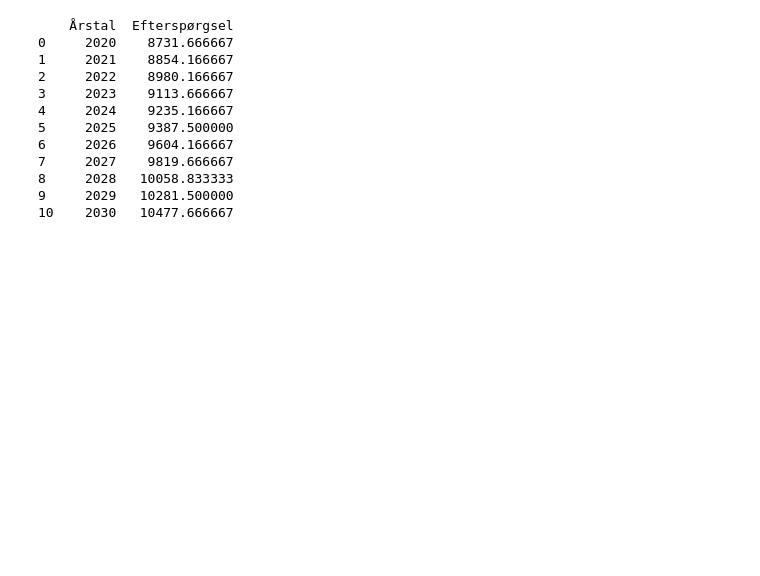
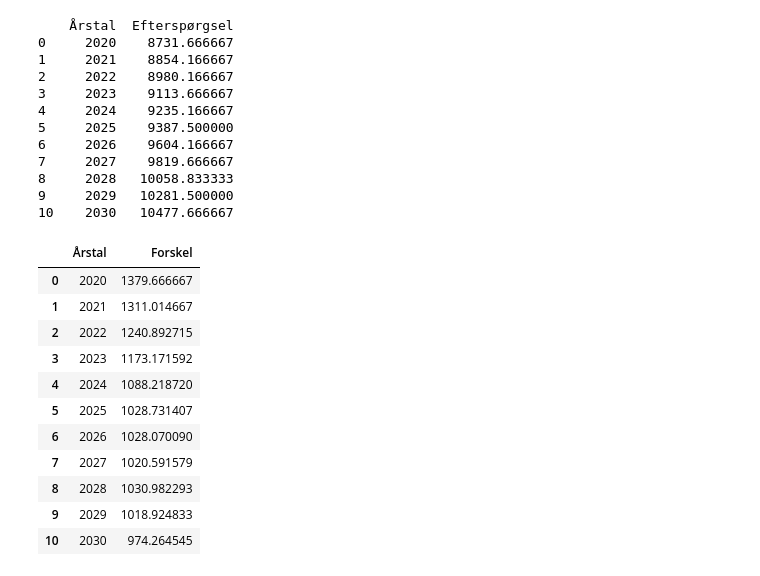
Before and after one commit to MariaSilke/DO21Eksamen, a Jupyter notebook: Normeringer 2.ipynb, the cells around one changed output. Cells and saved outputs as stored; diff of their text form; code cells hidden in the pictures; blank space fills up the shorter version.

```diff
--- a/Normeringer 2.ipynb
+++ b/Normeringer 2.ipynb
@@ -329,5 +345,29 @@ print(dfEftersp)
 8     2028   10058.833333
 9     2029   10281.500000
 10    2030   10477.666667
+# %%
+# Udregning af forskellen mellem udbud og efterspørgsel på pædagoger
+
+aar3 = ([2020, 2021, 2022, 2023, 2024, 2025, 2026, 2027, 2028, 2029, 2030])
+forskel = dfEftersp['Efterspørgsel'] - dfUdbud['Udbud']
+
+dfForskel = pd.DataFrame()
+dfForskel['Årstal'] = aar3
+dfForskel['Forskel'] = forskel
+
+dfForskel
+# %% [output]
+|  | Årstal | Forskel |
+| 0 | 2020 | 1379.666667 |
+| 1 | 2021 | 1311.014667 |
+| 2 | 2022 | 1240.892715 |
+| 3 | 2023 | 1173.171592 |
+| 4 | 2024 | 1088.218720 |
+| 5 | 2025 | 1028.731407 |
+| 6 | 2026 | 1028.070090 |
+| 7 | 2027 | 1020.591579 |
+| 8 | 2028 | 1030.982293 |
+| 9 | 2029 | 1018.924833 |
+| 10 | 2030 | 974.264545 |
 # %%
 # merge bruges til at sammenflette fdUdbud og dfEftersp ud fra de kolonner de to tabeller deler
```
Also changed, not shown: parts of 2 cells of this notebook.
